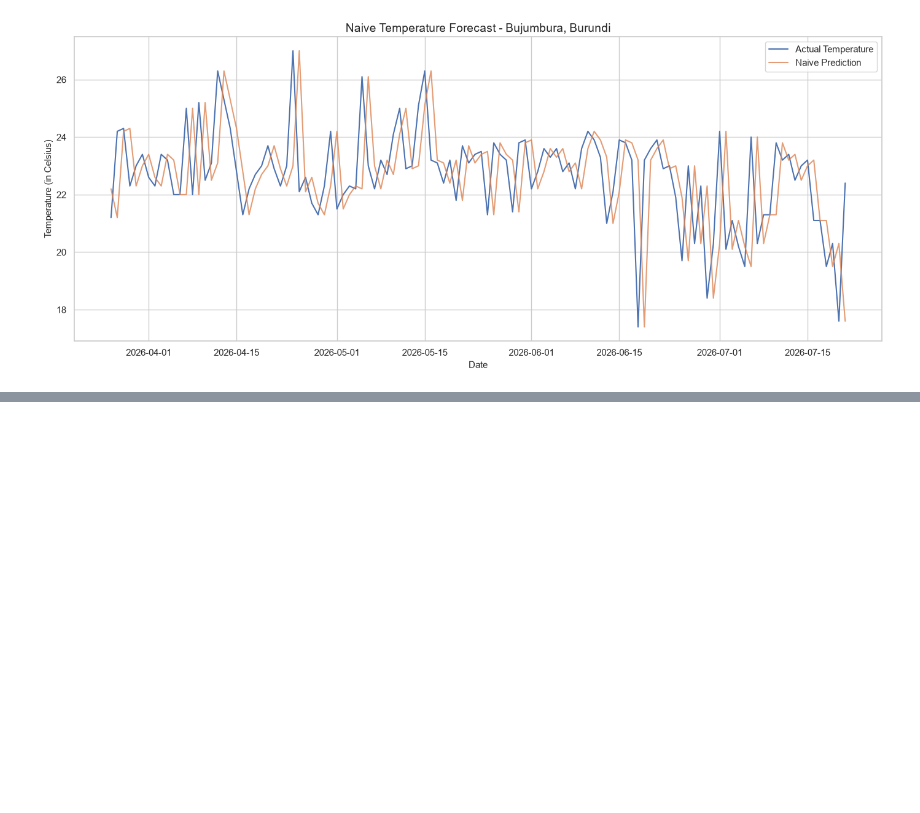
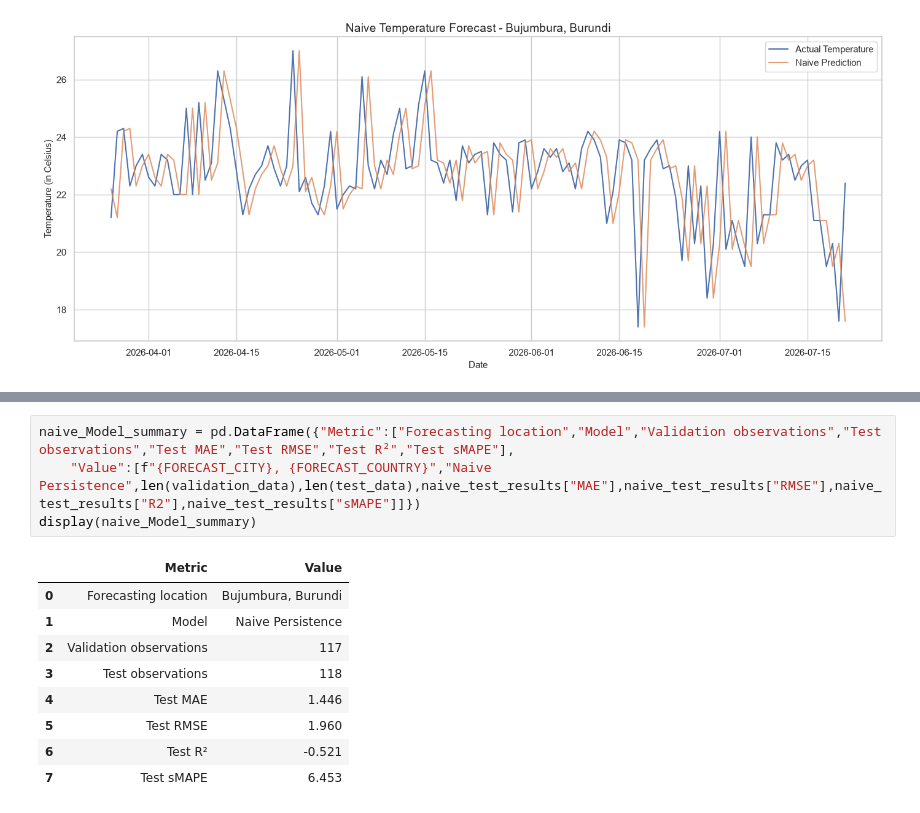
Before and after one commit to rajaraman04/Weather-Forecasting, a Jupyter notebook: weather_trend_forecasting.ipynb, the cells around one changed output, grey strips where cells are left out. Cells and saved outputs as stored; diff of their text form; blank space fills up the shorter version.

```diff
--- a/weather_trend_forecasting.ipynb
+++ b/weather_trend_forecasting.ipynb
@@ -2172,0 +2194,14 @@ plt.show()
+# %%
+naive_Model_summary = pd.DataFrame({"Metric":["Forecasting location","Model","Validation observations","Test observations","Test MAE","Test RMSE","Test R²","Test sMAPE"],
+    "Value":[f"{FORECAST_CITY}, {FORECAST_COUNTRY}","Naive Persistence",len(validation_data),len(test_data),naive_test_results["MAE"],naive_test_results["RMSE"],naive_test_results["R2"],naive_test_results["sMAPE"]]})
+display(naive_Model_summary)
+# %% [output]
+|  | Metric | Value |
+| 0 | Forecasting location | Bujumbura, Burundi |
+| 1 | Model | Naive Persistence |
+| 2 | Validation observations | 117 |
+| 3 | Test observations | 118 |
+| 4 | Test MAE | 1.446 |
+| 5 | Test RMSE | 1.960 |
+| 6 | Test R² | -0.521 |
+| 7 | Test sMAPE | 6.453 |
```
Also changed, not shown: parts of 5 cells of this notebook.
